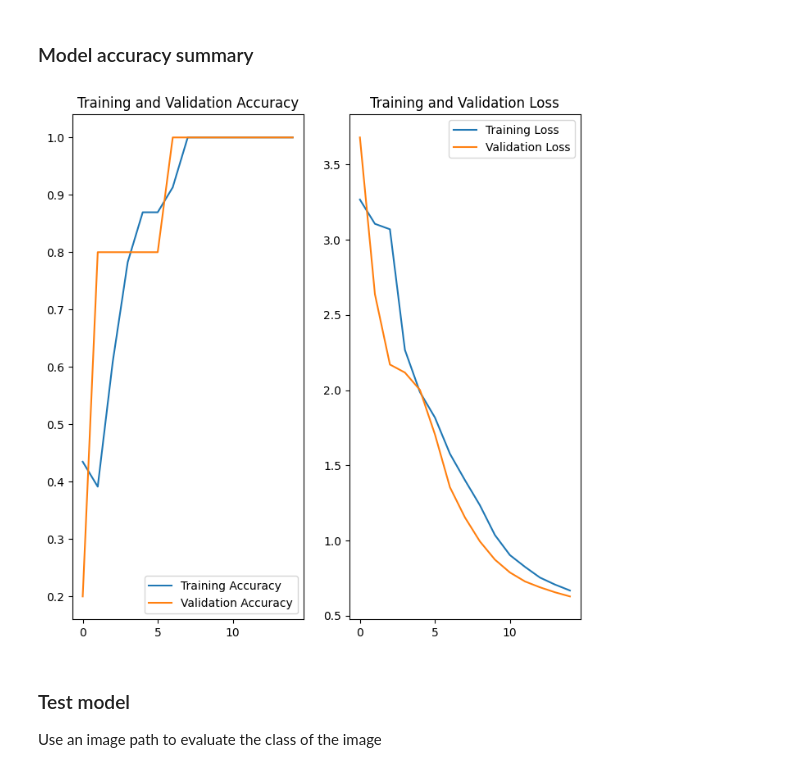
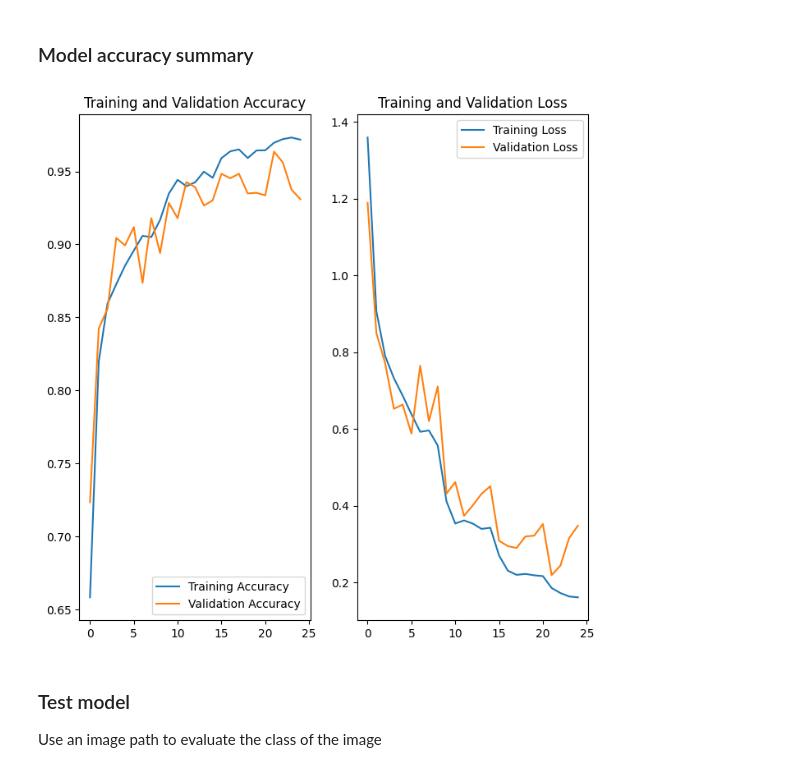
Before and after one commit to Luke-G91/AIA3, a Jupyter notebook: model-creation.ipynb, the cells around one changed output. Cells and saved outputs as stored; diff of their text form; code cells hidden in the pictures.

Commit message:
update model creation

```diff
--- a/model-creation.ipynb
+++ b/model-creation.ipynb
@@ -62,6 +83,6 @@ Using 5 files for validation.
 # %% [markdown]
 show classes
 # %%
-class_names = train_ds.class_names
+class_names = full_dataset.class_names
 print(class_names)
 # %% [output]
@@ -177,10 +197,3 @@ Model: "sequential_5"
  Non-trainable params: 0 (0.00 B)
 # %% [markdown]
 ### Train model
-# %%
-epochs = 15
-history = model.fit(
-  train_ds,
-  validation_data=val_ds,
-  epochs=epochs
-)
@@ -204,0 +200,14 @@ Epoch 15/15
+# %%
+from tensorflow.keras.callbacks import EarlyStopping, ModelCheckpoint
+
+epochs = 25
+early_stopping = EarlyStopping(monitor='val_loss', patience=5)
+checkpoint = ModelCheckpoint(f'./models/{category}-classifier-best-model.keras', monitor='val_loss', save_best_only=True)
+lr_scheduler = tf.keras.callbacks.ReduceLROnPlateau(factor=0.5, patience=3)
+
+history = model.fit(
+  train_ds,
+  validation_data=val_ds,
+  epochs=epochs,
+  callbacks=[early_stopping, checkpoint, lr_scheduler]
+)
@@ -207,27 +234,27 @@ Epoch 15/15
 # %%
 acc = history.history['accuracy']
 val_acc = history.history['val_accuracy']
 
 loss = history.history['loss']
 val_loss = history.history['val_loss']
 
-epochs_range = range(epochs)
+epochs_range = range(len(history.history['val_loss']))
 
 plt.figure(figsize=(8, 8))
 plt.subplot(1, 2, 1)
 plt.plot(epochs_range, acc, label='Training Accuracy')
 plt.plot(epochs_range, val_acc, label='Validation Accuracy')
 plt.legend(loc='lower right')
 plt.title('Training and Validation Accuracy')
 
 plt.subplot(1, 2, 2)
 plt.plot(epochs_range, loss, label='Training Loss')
 plt.plot(epochs_range, val_loss, label='Validation Loss')
 plt.legend(loc='upper right')
 plt.title('Training and Validation Loss')
 plt.show()
 # %% [output]
-[figure, old version]
+[figure, new version]
 # %% [markdown]
 ### Test model
 
```
Also changed, not shown: parts of 26 cells of this notebook.
